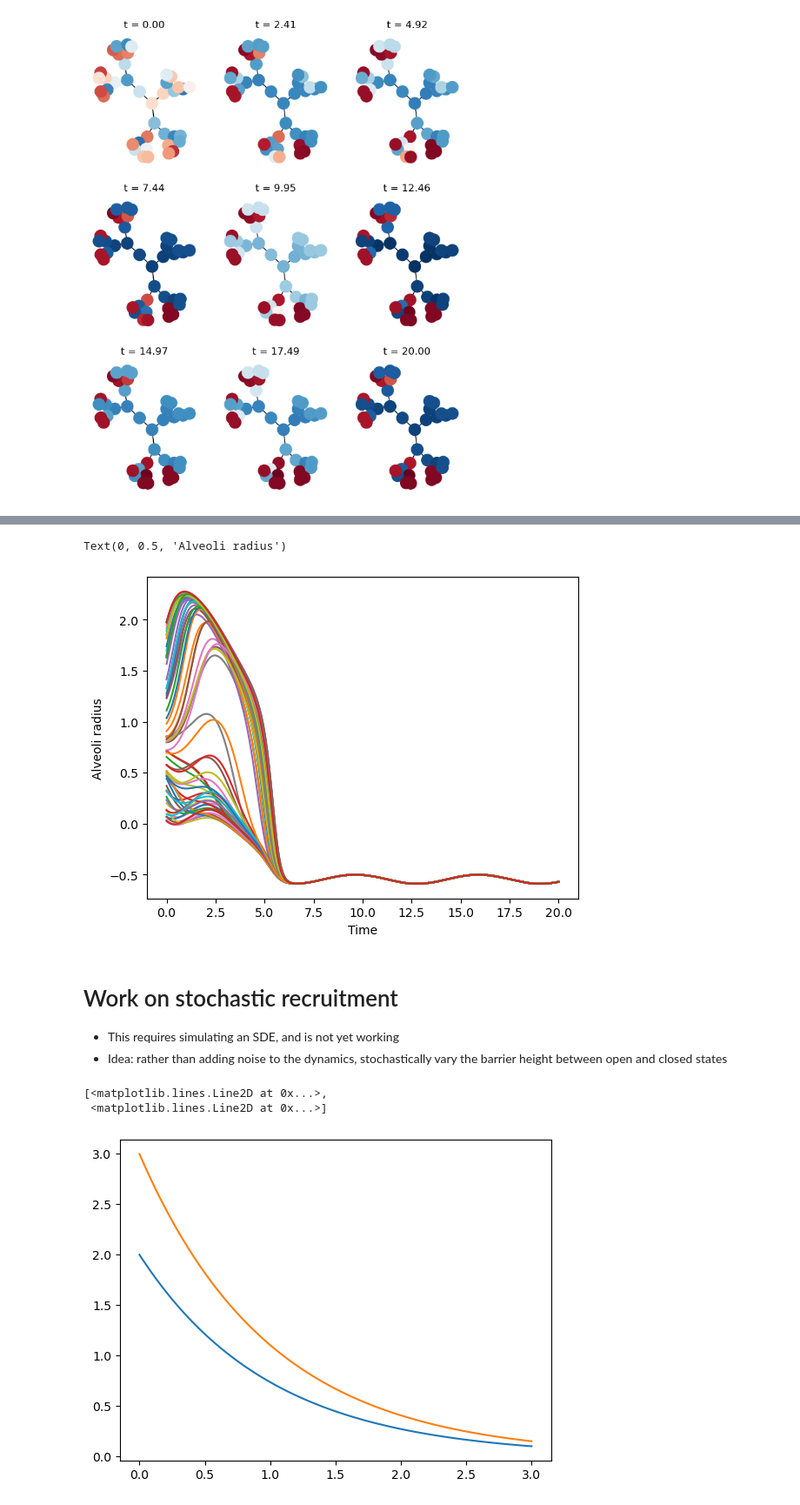
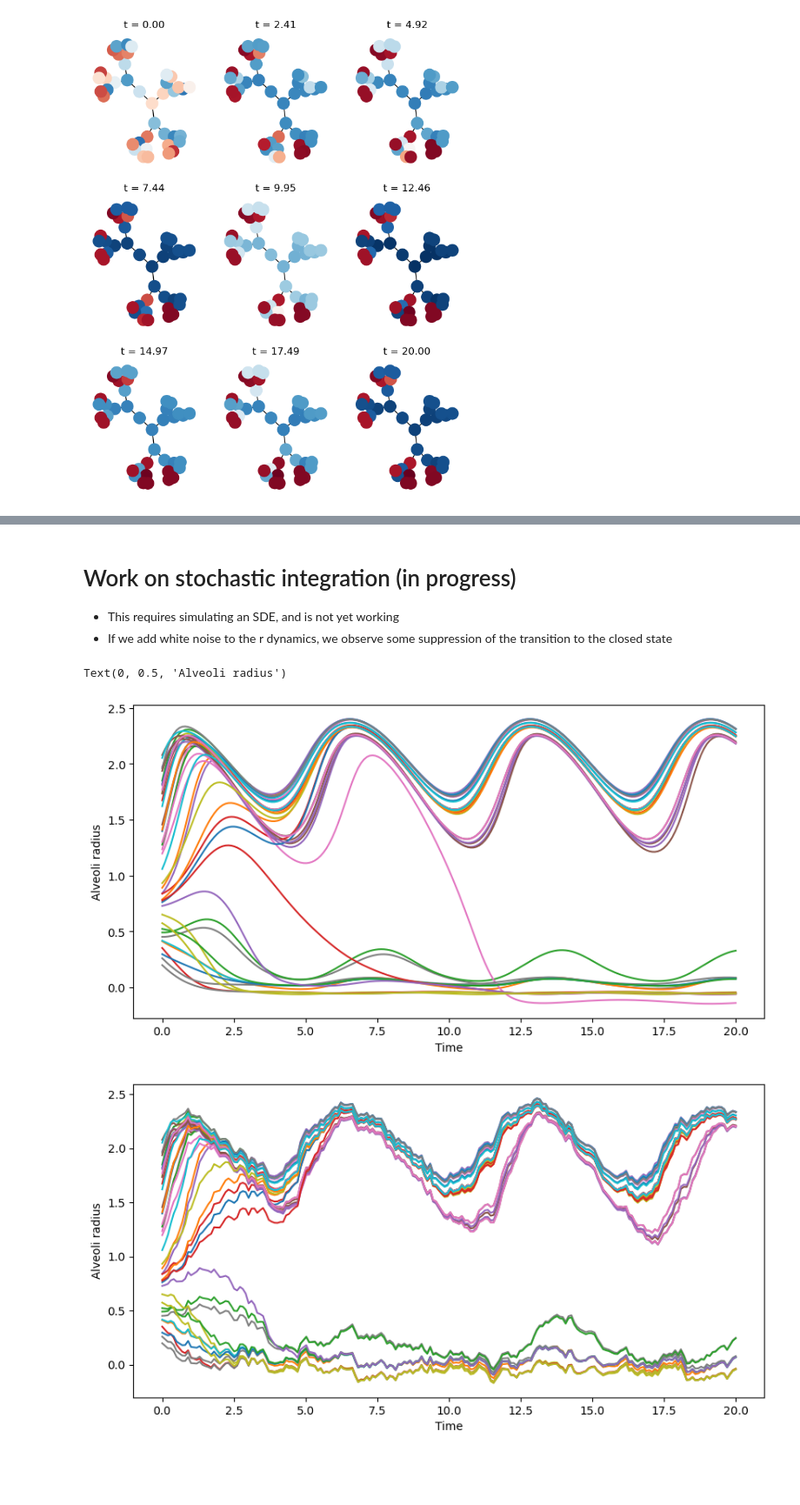
Before and after one commit to williamgilpin/alveoli, a Jupyter notebook: alveoli_model.ipynb, the cells around one changed output, grey strips where cells are left out. Shown: that part at 87% size. Cells and saved outputs as stored; diff of their text form; code cells hidden in the pictures; blank space fills up the shorter version.

```diff
--- a/alveoli_model.ipynb
+++ b/alveoli_model.ipynb
@@ -209,53 +122,5 @@ def hyperbolic_coupling_matrix(n):
-# %%
-# k = 0.1 * tree_coupling_matrix(n_nodes)
-a = 2 * hyperbolic_coupling_matrix(64)
-a = 0.1 * a / np.max(a, axis=1, keepdims=True)
-
-k = a
-n_nodes = a.shape[0]
-eq = AlveoliModel(gamma=4, k=k)
-
-t = np.linspace(0, 20, 200)
-# np.random.seed(0)
-X0 = 2.0 * np.random.random(k.shape[0])
-sol = eq.solve(t, X0)
-
-# plt.figure()
-# plt.plot(sol.y[0, :], sol.y[1, :])
-
-plt.figure()
-plt.plot(sol.t, sol.y[:, :].T)
-plt.xlabel('Time')
-plt.ylabel('Alveoli radius')
-# %% [output]
-Text(0, 0.5, 'Alveoli radius')
-[figure, removed]
 # %% [markdown]
-# Work on stochastic recruitment
+# Work on stochastic integration (in progress)
 
 + This requires simulating an SDE, and is not yet working
-+ Idea: rather than adding noise to the dynamics, stochastically vary the barrier height between open and closed states
++ If we add white noise to the r dynamics, we observe some suppression of the transition to the closed state
-# %%
-from diffrax import diffeqsolve, ODETerm, Dopri5, SaveAt
-import jax.numpy as jnp
-
-def f(t, y, args):
-    return -y
-
-tmax = 3
-
-term = ODETerm(f)
-solver = Dopri5()
-y0 = jnp.array([2., 3.])
-t_store = SaveAt(ts=np.linspace(0, tmax, 100))
-sol = diffeqsolve(term, solver, t0=0, t1=tmax, dt0=0.1, y0=y0, saveat=t_store)
-
-
-# print(sol.ts)  # DeviceArray([0.   , 1.   , 2.   , 3.    ])
-# print(sol.ys)
-
-plt.plot(sol.ts, sol.ys)
-# %% [output]
-[<matplotlib.lines.Line2D at 0x...>,
- <matplotlib.lines.Line2D at 0x...>]
-[figure, removed]
@@ -261,0 +205,27 @@ plt.plot(sol.ts, sol.ys)
+# %%
+n_nodes = 40
+np.random.seed(10)
+k = 0.1 * (np.random.random((n_nodes, n_nodes)))
+k = 0.1 * tree_coupling_matrix(n_nodes)
+# eq = AlveoliModel(gamma=0, k=k) # No forcing
+
+t = np.linspace(0, 20, 200)
+X0 = 2.1 * np.random.random(k.shape[0])
+
+eq = AlveoliModel(gamma=4, k=k, eta=0)
+sol = eq.solve(t, X0)
+plt.figure(figsize=(10, 5))
+plt.plot(sol.ts, sol.ys);
+plt.xlabel('Time')
+plt.ylabel('Alveoli radius')
+
+eq = AlveoliModel(gamma=4, k=k, eta=0.1)
+sol = eq.solve(t, X0)
+plt.figure(figsize=(10, 5))
+plt.plot(sol.ts, sol.ys);
+plt.xlabel('Time')
+plt.ylabel('Alveoli radius')
+# %% [output]
+Text(0, 0.5, 'Alveoli radius')
+[figure, added]
+[figure, added]
```
Also changed, not shown: parts of 13 cells of this notebook, 1 other file.
